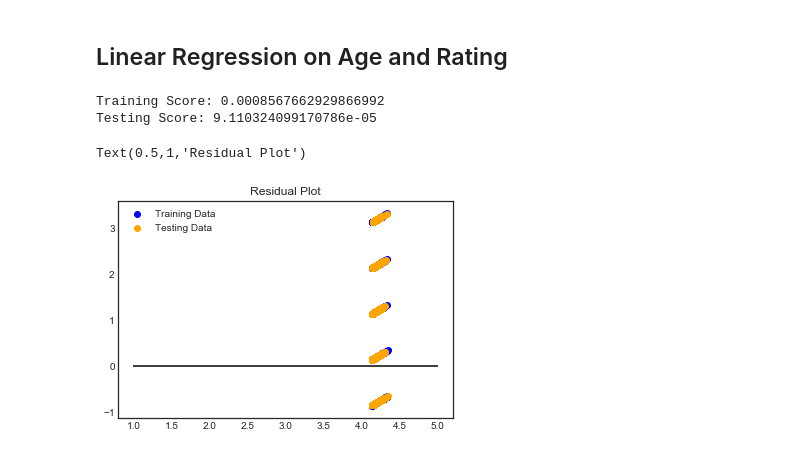
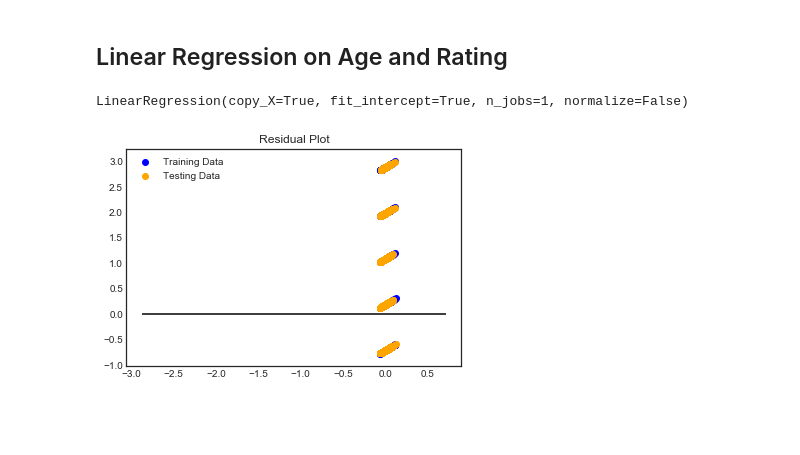
Before and after one commit to JonPara/Womens_Ecommerce_Reviews, a Jupyter notebook: Womens_Ecommerce_Reviews/Womens_Ecommerce_Reviews.ipynb, the cells around one changed output. Saved outputs shown, nothing was run; the diff lists cells and outputs as text; code cells hidden in the pictures; blank space fills up the shorter version.

```diff
--- a/Womens_Ecommerce_Reviews/Womens_Ecommerce_Reviews.ipynb
+++ b/Womens_Ecommerce_Reviews/Womens_Ecommerce_Reviews.ipynb
@@ -266,26 +281,30 @@ y = reviews["Rating"]
 from sklearn.model_selection import train_test_split
 
 X_train, X_test, y_train, y_test = train_test_split(X, y, random_state=42)
-# %%
-model.fit(X_train, y_train)
-training_score = model.score(X_train, y_train)
-testing_score = model.score(X_test, y_test)
-
-### END SOLUTION
-
-print(f"Training Score: {training_score}")
-print(f"Testing Score: {testing_score}")
-# %% [output]
-Training Score: 0.0008567662929866992
-Testing Score: 9.110324099170786e-05
+# %%
+from sklearn.preprocessing import StandardScaler
+
+X_scaler = StandardScaler().fit(X_train)
+y_scaler = StandardScaler().fit(y_train)
+# %%
+X_train_scaled = X_scaler.transform(X_train)
+X_test_scaled = X_scaler.transform(X_test)
+y_train_scaled = y_scaler.transform(y_train)
+y_test_scaled = y_scaler.transform(y_test)
+# %%
+from sklearn.linear_model import LinearRegression
+model = LinearRegression()
+model.fit(X_train_scaled, y_train_scaled)
+# %% [output]
+LinearRegression(copy_X=True, fit_intercept=True, n_jobs=1, normalize=False)
 # %%
-plt.scatter(model.predict(X_train), model.predict(X_train) - y_train, c="blue", label="Training Data")
-plt.scatter(model.predict(X_test), model.predict(X_test) - y_test, c="orange", label="Testing Data")
-
+predictions = model.predict(X_test_scaled)
+model.fit(X_train_scaled, y_train_scaled)
+plt.scatter(model.predict(X_train_scaled), model.predict(X_train_scaled) - y_train_scaled, c="blue", label="Training Data")
+plt.scatter(model.predict(X_test_scaled), model.predict(X_test_scaled) - y_test_scaled, c="orange", label="Testing Data")
 plt.legend()
-plt.hlines(y=0, xmin=y.min(), xmax=y.max())
+plt.hlines(y=0, xmin=y_test_scaled.min(), xmax=y_test_scaled.max())
 plt.title("Residual Plot")
-### END SOLUTION
+plt.show()
 # %% [output]
-Text(0.5,1,'Residual Plot')
-[figure, old version]
+[figure, new version]
```
Also changed, not shown: parts of 5 cells of this notebook.
